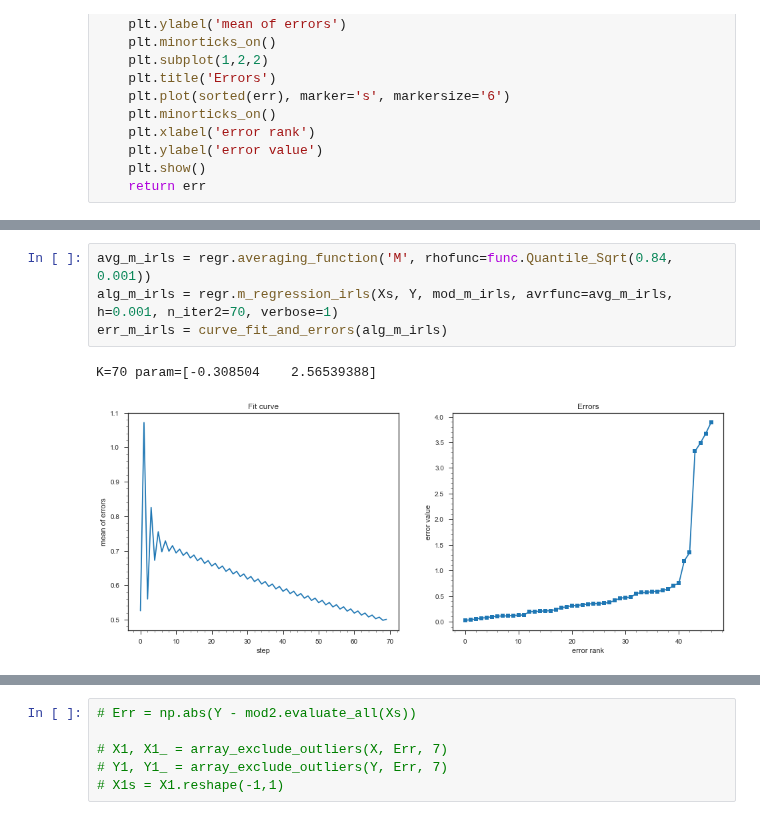
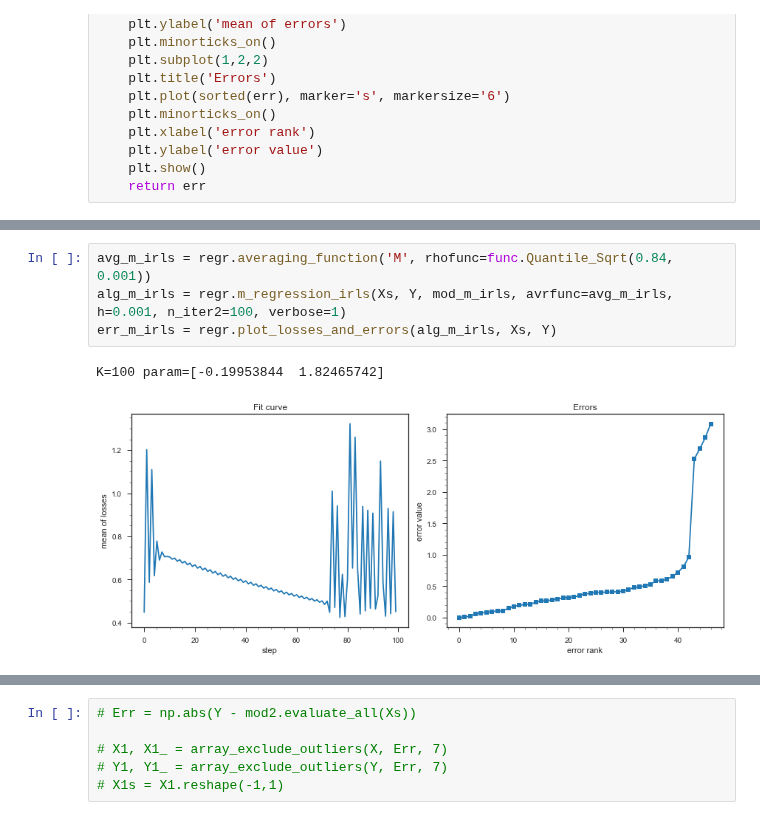
Before and after one commit to intellimath/mlgrad, a Jupyter notebook: examples/test_robust_regression.ipynb, the cells around one changed output, grey strips where cells are left out. Saved outputs shown, nothing was run; the diff lists cells and outputs as text.

```diff
--- a/examples/test_robust_regression.ipynb
+++ b/examples/test_robust_regression.ipynb
@@ -124,10 +124,10 @@ mod_m_irls.init()
 # %%
 avg_m_irls = regr.averaging_function('M', rhofunc=func.Quantile_Sqrt(0.84, 0.001))
-alg_m_irls = regr.m_regression_irls(Xs, Y, mod_m_irls, avrfunc=avg_m_irls, h=0.001, n_iter2=70, verbose=1)
-err_m_irls = curve_fit_and_errors(alg_m_irls)
+alg_m_irls = regr.m_regression_irls(Xs, Y, mod_m_irls, avrfunc=avg_m_irls, h=0.001, n_iter2=100, verbose=1)
+err_m_irls = regr.plot_losses_and_errors(alg_m_irls, Xs, Y)
 # %% [output]
-K=70 param=[-0.308504    2.56539388]
+K=100 param=[-0.19953844  1.82465742]
-[figure, old version]
+[figure, new version]
 # %%
 mod_wm_irls = model.LinearModel(1)
 mod_wm_irls.init()
```
Also changed, not shown: parts of 14 cells of this notebook, 14 other files.
